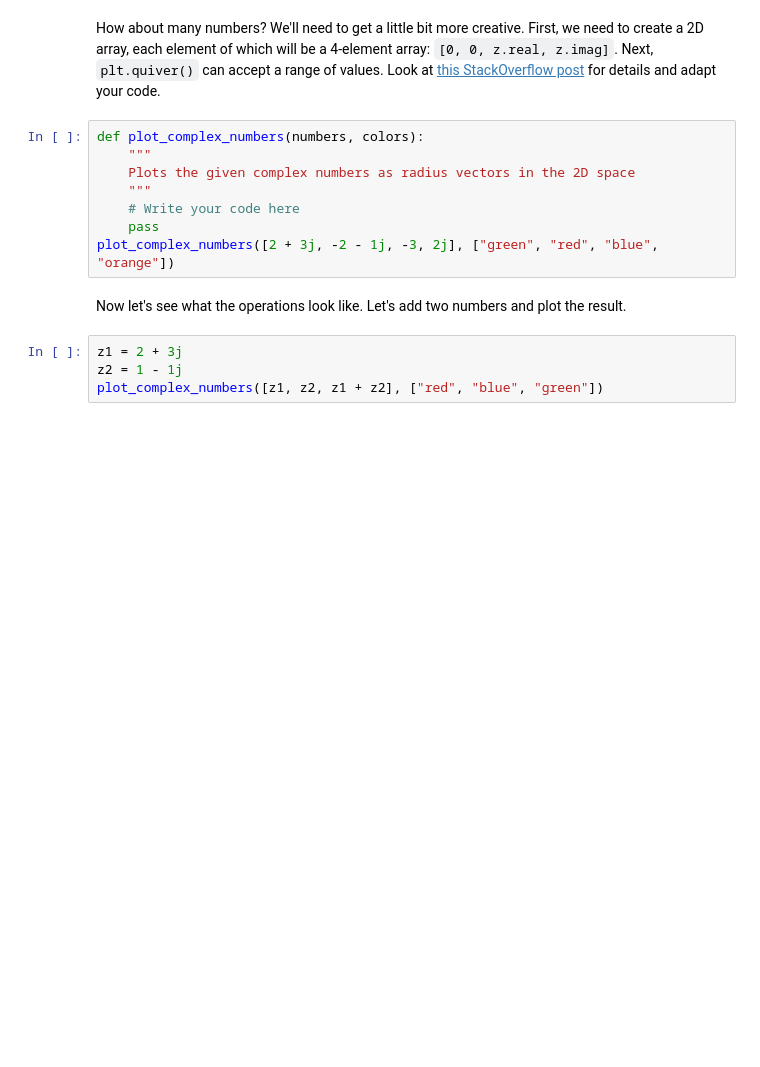
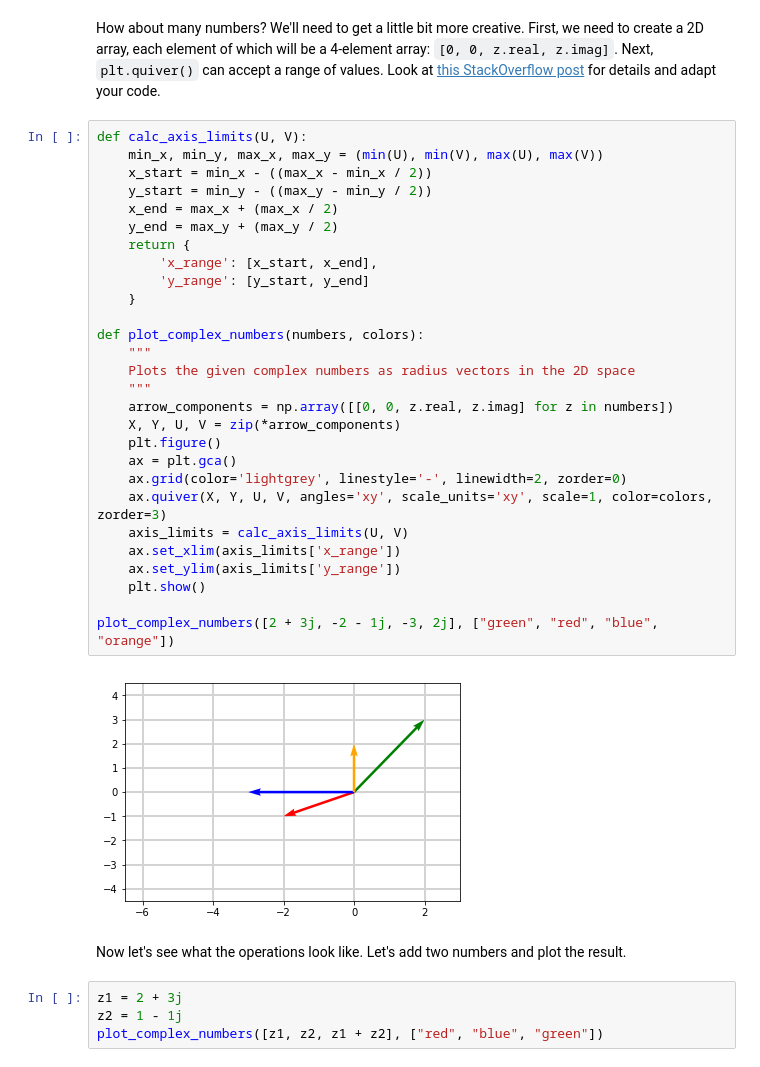
Before and after one commit to powerslider/ai_softuni, a Jupyter notebook: 01_Math_Concepts_For_Developers/04. Basic-Algebra-Exercise/Basic Algebra Exercise.ipynb, the cells around one changed output. Saved outputs shown, nothing was run; the diff lists cells and outputs as text; blank space fills up the shorter version.

Commit message:
Finished complex numbers task

```diff
--- a/01_Math_Concepts_For_Developers/04. Basic-Algebra-Exercise/Basic Algebra Exercise.ipynb
+++ b/01_Math_Concepts_For_Developers/04. Basic-Algebra-Exercise/Basic Algebra Exercise.ipynb
@@ -196,13 +201,35 @@ plot_complex_number(2 + 3j)
 # %% [markdown]
 How about many numbers? We'll need to get a little bit more creative. First, we need to create a 2D array, each element of which will be a 4-element array: `[0, 0, z.real, z.imag]`. Next, `plt.quiver()` can accept a range of values. Look at [this StackOverflow post](https://stackoverflow.com/questions/12265234/how-to-plot-2d-math-vectors-with-matplotlib) for details and adapt your code.
-# %%
-def plot_complex_numbers(numbers, colors):
-    """
-    Plots the given complex numbers as radius vectors in the 2D space
-    """
-    # Write your code here
-    pass
-plot_complex_numbers([2 + 3j, -2 - 1j, -3, 2j], ["green", "red", "blue", "orange"])
+# %%
+def calc_axis_limits(U, V):
+    min_x, min_y, max_x, max_y = (min(U), min(V), max(U), max(V))
+    x_start = min_x - ((max_x - min_x / 2))
+    y_start = min_y - ((max_y - min_y / 2))
+    x_end = max_x + (max_x / 2)
+    y_end = max_y + (max_y / 2)
+    return {
+        'x_range': [x_start, x_end],
+        'y_range': [y_start, y_end]
+    }
+
+def plot_complex_numbers(numbers, colors):
+    """
+    Plots the given complex numbers as radius vectors in the 2D space
+    """
+    arrow_components = np.array([[0, 0, z.real, z.imag] for z in numbers])
+    X, Y, U, V = zip(*arrow_components)
+    plt.figure()
+    ax = plt.gca()
+    ax.grid(color='lightgrey', linestyle='-', linewidth=2, zorder=0)
+    ax.quiver(X, Y, U, V, angles='xy', scale_units='xy', scale=1, color=colors, zorder=3)
+    axis_limits = calc_axis_limits(U, V)
+    ax.set_xlim(axis_limits['x_range'])
+    ax.set_ylim(axis_limits['y_range'])
+    plt.show()
+
+plot_complex_numbers([2 + 3j, -2 - 1j, -3, 2j], ["green", "red", "blue", "orange"])
+# %% [output]
+[figure, added]
 # %% [markdown]
 Now let's see what the operations look like. Let's add two numbers and plot the result.
 # %%
```
Also changed, not shown: parts of 9 cells of this notebook.
